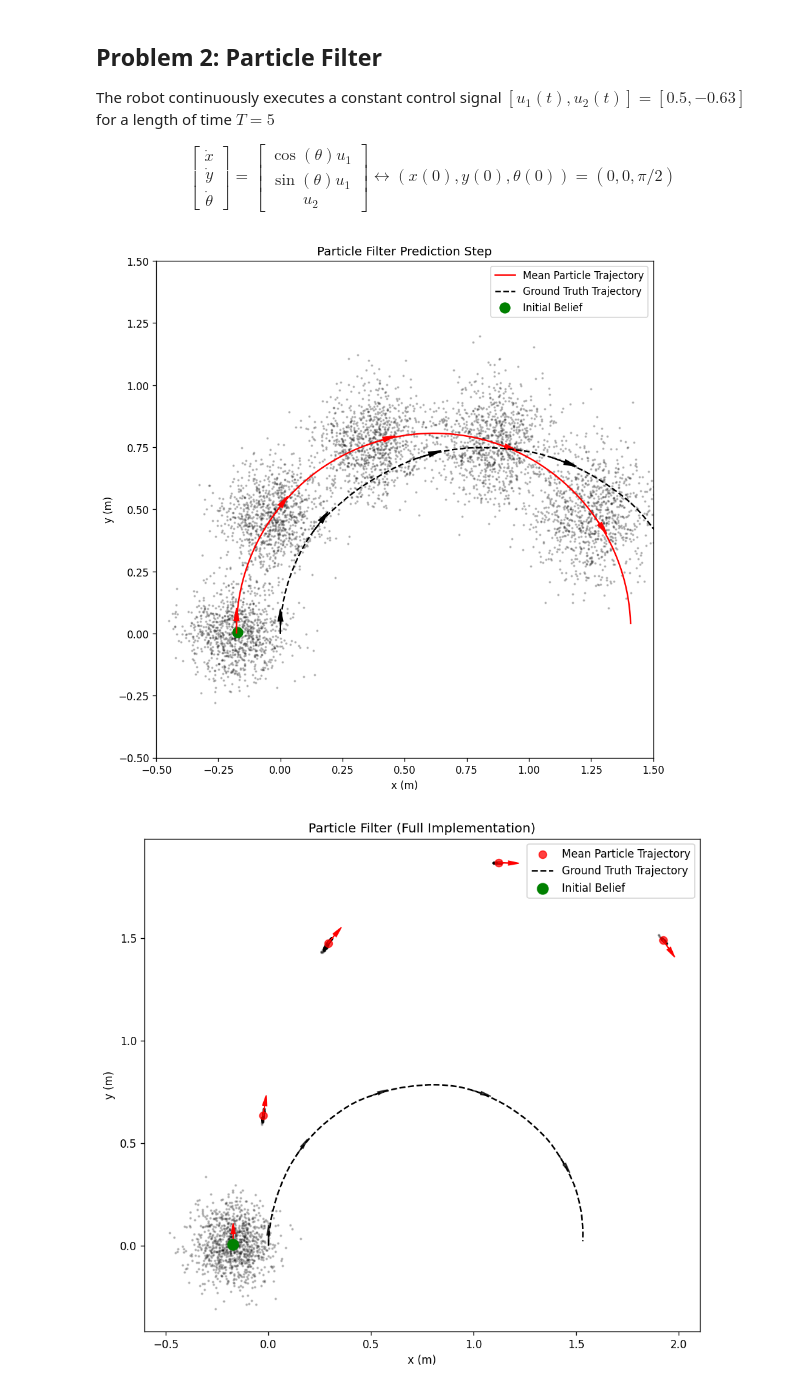
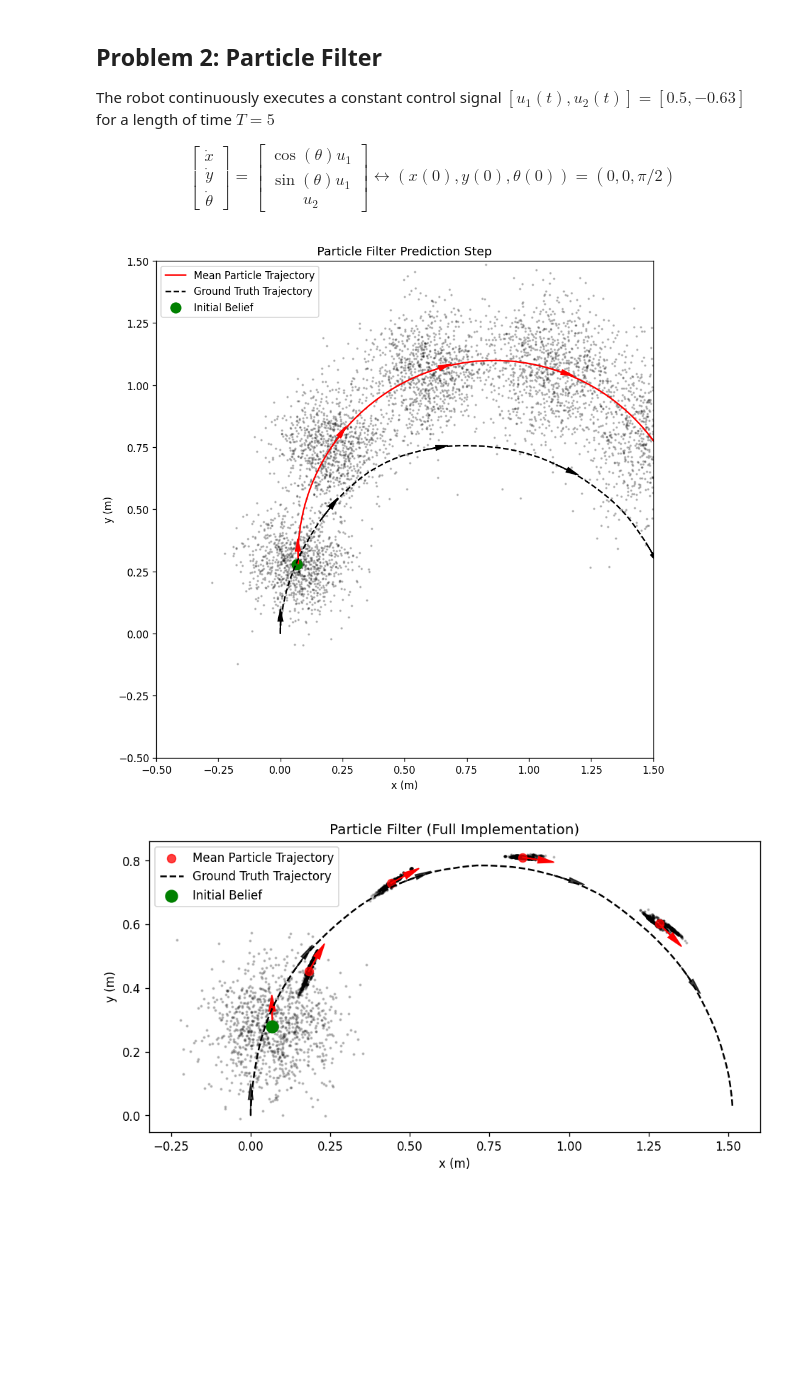
Before and after one commit to Sharwin24/Active-Learning, a Jupyter notebook: homework3/hw3.ipynb, the cells around one changed output. Saved outputs shown, nothing was run; the diff lists cells and outputs as text; code cells hidden in the pictures; blank space fills up the shorter version.

Commit message:
Fixing state noise and explicitly writing likelihood function

```diff
--- a/homework3/hw3.ipynb
+++ b/homework3/hw3.ipynb
@@ -245,7 +245,7 @@ def add_noise_to_control(U, covariance=control_signal_noise_cov):
 
 def add_noise_to_measurement(state, covariance=measurement_noise_cov):
     """ Add noise to the measurement """
-    noise = np.random.multivariate_normal(mean=state, cov=covariance)
+    noise = np.random.multivariate_normal(mean=np.zeros(len(state)), cov=covariance)
     return state + noise
 
 def measurement_model(state, covariance=measurement_noise_cov):
@@ -292,7 +292,7 @@ for t in range(1, num_timesteps):
     )
     # Update each particle
     for p in range(num_particles):
-        particles[t, p] = predict(particles[t-1, p], U)
+        particles[t, p] = predict(particles[t-1, p], add_noise_to_control(U))
 # Calculate the mean and covariance of the particles
 mean_particles = np.mean(particles, axis=1)
 cov_particles = np.cov(particles.reshape(num_timesteps, -1), rowvar=False)
@@ -334,7 +334,7 @@ ax.legend()
 plt.savefig('particle_filter_prediction.png', dpi=120)
 plt.show()
 # %% [output]
-[figure, old version]
+[figure, new version]
 # %%
 # Part 2: Implement the full particle filter with resampling
 num_particles = 1000
@@ -361,26 +361,36 @@ for t in range(1, num_timesteps):
     )
     # Update each particle
     for p in range(num_particles):
-        particles[t, p] = predict(particles[t-1, p], U)
+        particles[t, p] = predict(particles[t-1, p], add_noise_to_control(U))
     # Measurement model
     measurement = measurement_model(ground_truth_trajectory[t])
     # Calculate weights based on the measurement
     weights = np.zeros(num_particles)
     for p in range(num_particles):
         # Calculate the likelihood of the measurement given the particle state
+        # Gaussian likelihood function
+        error_sq = (measurement - particles[t, p])**2
         weights[p] = np.exp(-0.5 * np.sum(
-            (measurement - particles[t, p])**2 / np.diag(measurement_noise_cov)
+            error_sq / np.diag(measurement_noise_cov)
         ))
-    # Normalize weights
-    weights /= np.sum(weights)
-    # Resample particles based on weights
-    particles[t] = resample(particles[t], weights)
+    # If weights are (basically) zero, reset to uniform distribution
+    # Avoids division by zero in normalization
+    if np.sum(weights) < 1e-10:
+        weights = np.ones(num_particles) / num_particles
+    else:
+        # Normalize weights
+        weights /= np.sum(weights)
+    effective_sample_size = 1.0 / np.sum(weights**2)
+    if effective_sample_size < num_particles / 2:
+        # Resample particles based on weights
+        particles[t] = resample(particles[t], weights)
+    else:
+        particles[t] = particles[t-1]  # Keep the same particles if resampling is not needed
     # Update belief based on the resampled particles
     belief = np.mean(particles[t], axis=0)
 
-# Calculate the mean and covariance of the particles
+# Use the average of the particles as the estimated state
 mean_particles = np.mean(particles, axis=1)
-cov_particles = np.cov(particles.reshape(num_timesteps, -1), rowvar=False)
 
 # Visualize the particles and the ground truth trajectory
 fig, ax = plt.subplots(figsize=(8, 8), dpi=120, tight_layout=True)
@@ -390,31 +400,31 @@ for t in range(0, num_timesteps, 20):
     ax.scatter(particles[t, :, 0], particles[t, :, 1], s=2, color='k', alpha=0.2)
 
 # Plot mean particle trajectory
 for t in range(0, num_timesteps, 20):
     ax.scatter(mean_particles[t, 0], mean_particles[t, 1], s=50, color='r', alpha=0.75, label='Mean Particle Trajectory' if t == 0 else "")
     # Draw the arrow indicating the direction of the mean particle trajectory
     ax.arrow(mean_particles[t, 0], mean_particles[t, 1],
              np.cos(mean_particles[t, 2]) * 0.05,
              np.sin(mean_particles[t, 2]) * 0.05,
              head_width=0.02, head_length=0.05, fc='r', ec='r')
 
 # Plot ground truth trajectory
 ax.plot(ground_truth_trajectory[:, 0], ground_truth_trajectory[:, 1], color='k', linestyle='--', label='Ground Truth Trajectory')
 # Draw the arrow indicating the direction of the ground truth trajectory
 for t in range(0, num_timesteps, 20):
     ax.arrow(ground_truth_trajectory[t, 0], ground_truth_trajectory[t, 1],
              np.cos(ground_truth_trajectory[t, 2]) * 0.05,
              np.sin(ground_truth_trajectory[t, 2]) * 0.05,
              head_width=0.015, head_length=0.05, fc='k', ec='k', alpha=0.75)
 
 # Plot initial belief
 ax.scatter(initial_belief[0], initial_belief[1], s=100, color='g', marker='o', label='Initial Belief')
 ax.set_title('Particle Filter (Full Implementation)')
 ax.set_xlabel('x (m)')
 ax.set_ylabel('y (m)')
 ax.set_aspect('equal')
 ax.legend()
 plt.savefig('particle_filter.png', dpi=120)
 plt.show()
 # %% [output]
-[figure, old version]
+[figure, new version]
```
Also changed, not shown: parts of 2 cells of this notebook, 4 other files.
